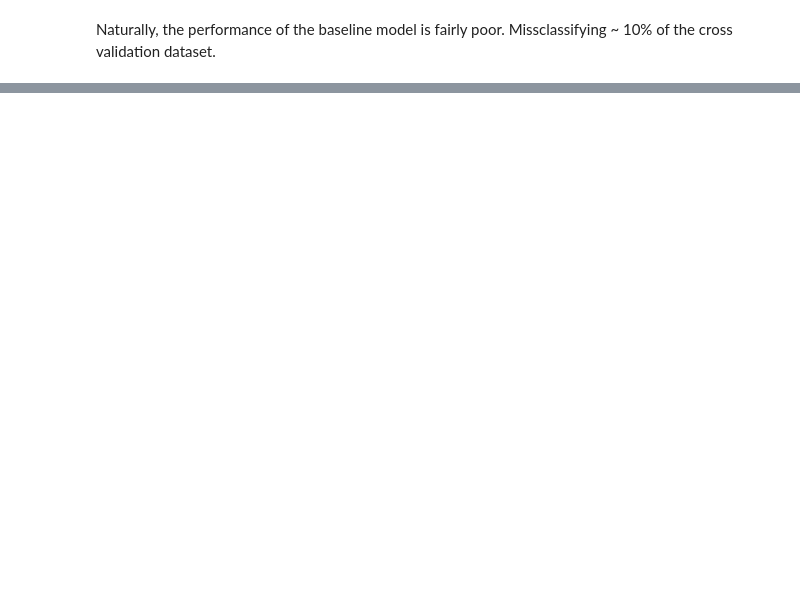
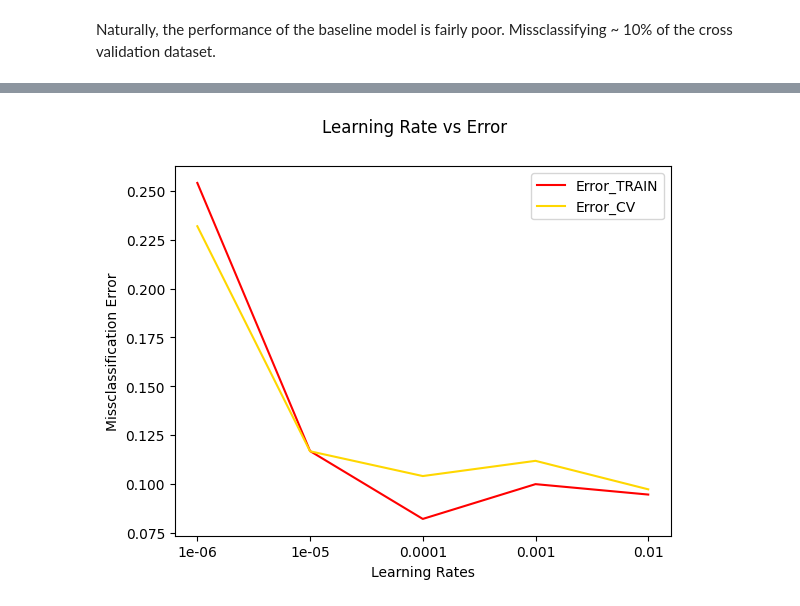
Before and after one commit to DamanRiat/Recognizing-MNist, a Jupyter notebook: MNist_Digit_Classification_NN.ipynb, the cells around one changed output, grey strips where cells are left out. Drawn from its saved outputs; the diff is of its cells as text; code cells hidden in the pictures; blank space fills up the shorter version.

```diff
--- a/MNist_Digit_Classification_NN.ipynb
+++ b/MNist_Digit_Classification_NN.ipynb
@@ -199,0 +250,6 @@ Naturally, the performance of the baseline model is fairly poor. Missclassifying
+# %%
+metrics_cv = []
+metrics_train = []
+for model in models_learning_rate:
+    metrics_cv.append(calculate_metrics(model,X_cv,y_cv))
+    metrics_train.append(calculate_metrics(model,X_train,y_train))
@@ -199,0 +274,21 @@ Naturally, the performance of the baseline model is fairly poor. Missclassifying
+# %%
+fig, ax = plt.subplots()
+num_ticks = len(learning_rates)
+evenly_spaced_ticks = np.arange(num_ticks)
+
+ax.plot(evenly_spaced_ticks, [1- metric.accuracy for metric in metrics_train], color = 'red', label = 'Error_TRAIN')
+ax.plot(evenly_spaced_ticks, [1- metric.accuracy for metric in metrics_cv], color = 'gold',label ='Error_CV')
+
+
+# Set the x-axis ticks to be evenly spaced
+ax.set_xticks(evenly_spaced_ticks)
+
+# Set the labels for the ticks to be the original x_values
+ax.set_xticklabels(learning_rates)
+ax.set_xlabel('Learning Rates')
+ax.set_ylabel('Missclassification Error')
+fig.suptitle('Learning Rate vs Error')
+ax.legend()
+plt.show()
+# %% [output]
+[figure, added]
```
Also changed, not shown: parts of 9 cells of this notebook, 1 other file.
